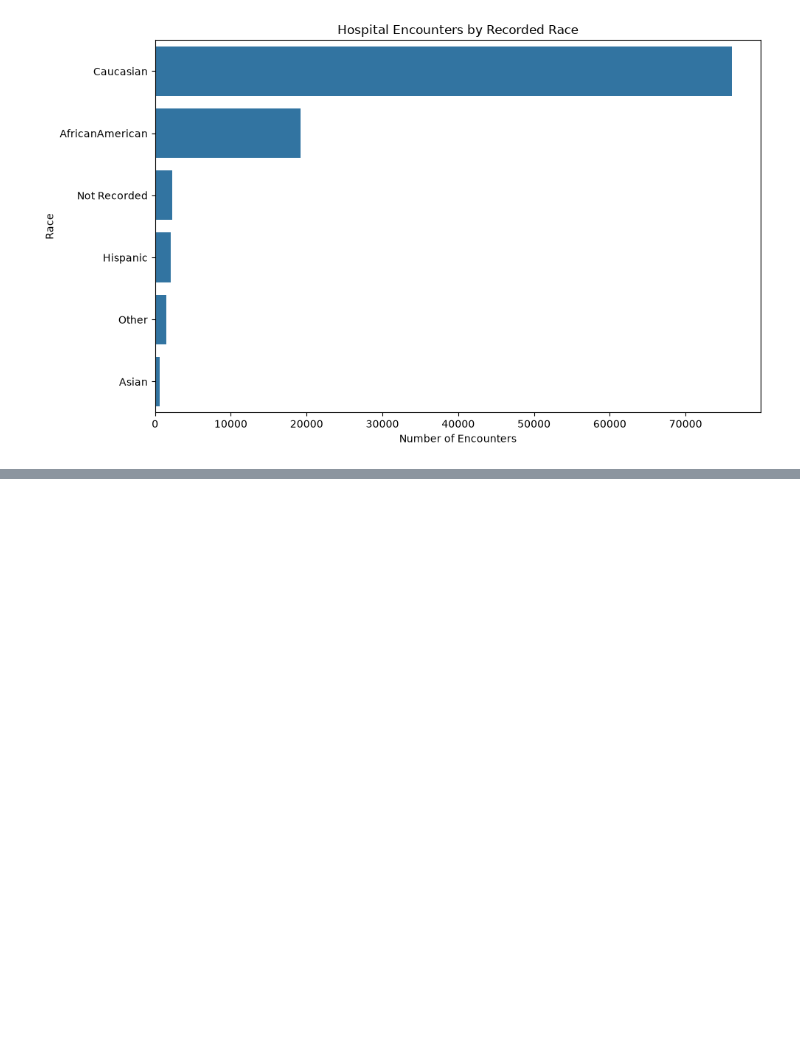
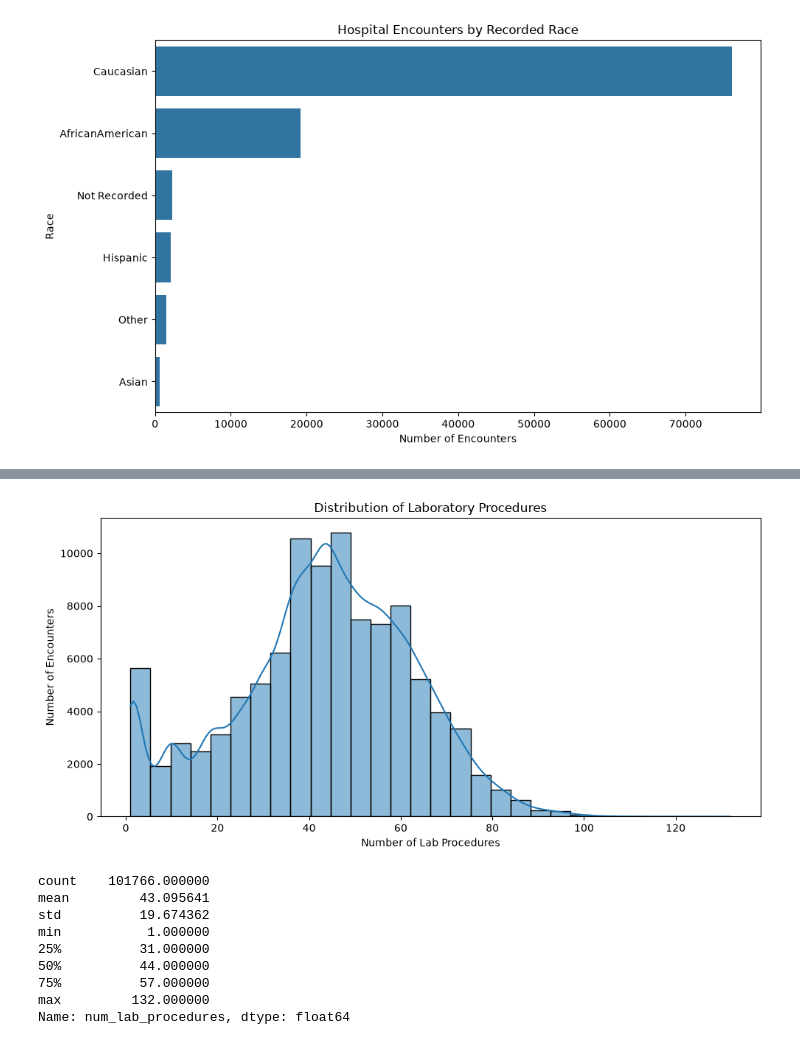
Before and after one commit to hetanshipatel/healthcare-data-analytics, a Jupyter notebook: notebooks/02_cleaned_data_inspection.ipynb, the cells around one changed output, grey strips where cells are left out. Cells and saved outputs as stored; diff of their text form; code cells hidden in the pictures; blank space fills up the shorter version.

```diff
--- a/notebooks/02_cleaned_data_inspection.ipynb
+++ b/notebooks/02_cleaned_data_inspection.ipynb
@@ -217,0 +258,29 @@ plt.show()
+# %%
+# 5.2 Number of laboratory procedures
+plt.figure(figsize=(10, 5))
+
+sns.histplot(
+    data=df,
+    x="num_lab_procedures",
+    bins=30,
+    kde=True
+)
+
+plt.title("Distribution of Laboratory Procedures")
+plt.xlabel("Number of Lab Procedures")
+plt.ylabel("Number of Encounters")
+plt.tight_layout()
+plt.show()
+
+display(df["num_lab_procedures"].describe())
+# %% [output]
+[figure, added]
+count    101766.000000
+mean         43.095641
+std          19.674362
+min           1.000000
+25%          31.000000
+50%          44.000000
+75%          57.000000
+max         132.000000
+Name: num_lab_procedures, dtype: float64
```
Also changed, not shown: parts of 6 cells of this notebook.
